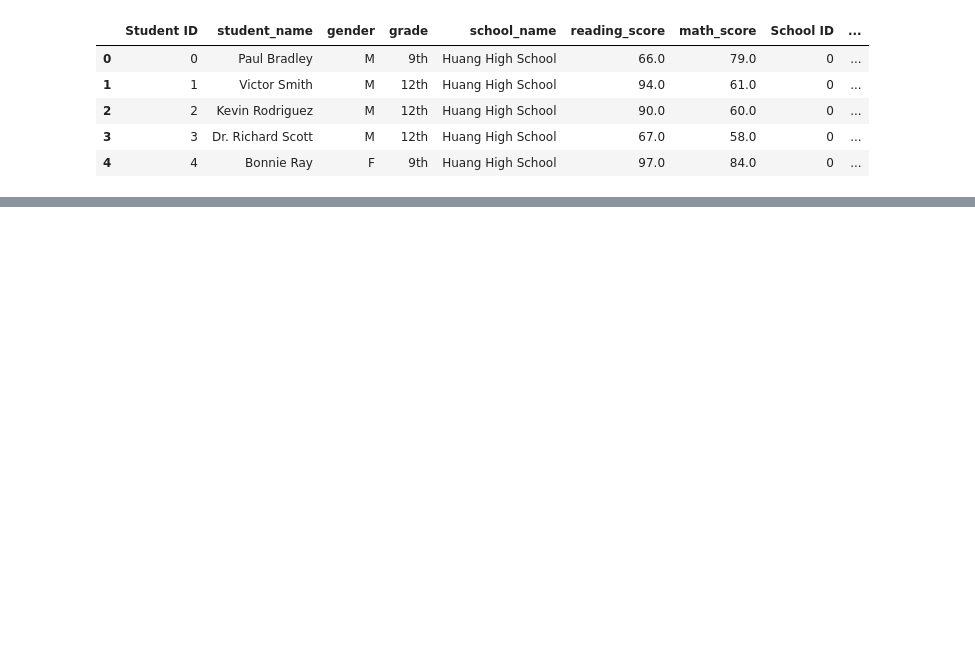
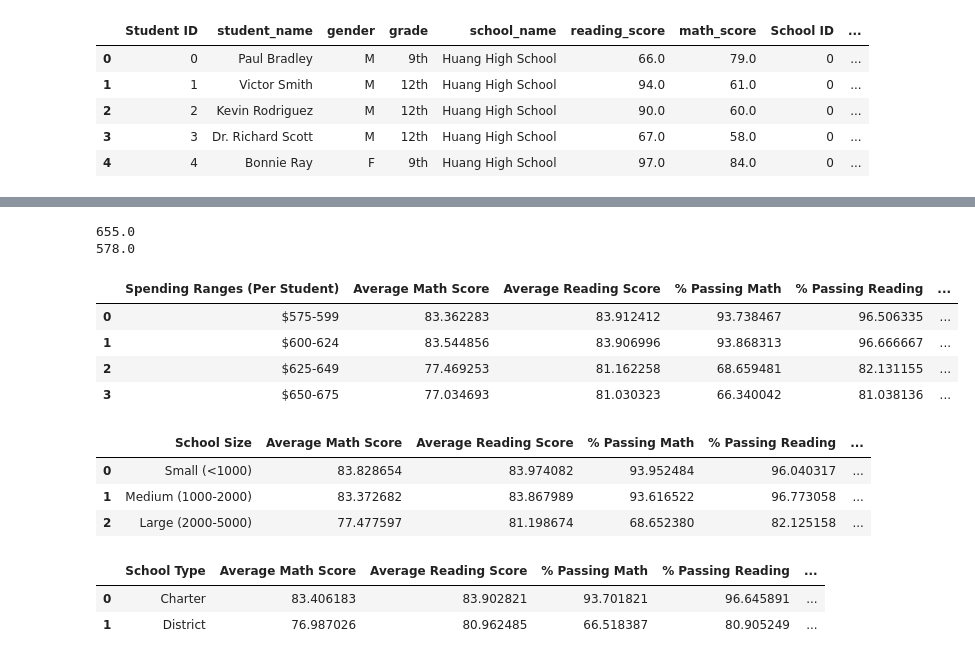
Before and after one commit to DRBrenner/Bootcamp, a Jupyter notebook: Pandas/pySchools/pySchool.ipynb, the cells around one changed output, grey strips where cells are left out. Saved outputs shown, nothing was run; the diff lists cells and outputs as text; code cells hidden in the pictures; blank space fills up the shorter version.

```diff
--- a/Pandas/pySchools/pySchool.ipynb
+++ b/Pandas/pySchools/pySchool.ipynb
@@ -262,0 +250,18 @@ school_data_complete.groupby("school_name").agg(f)
+# %%
+# Create school budget per student bins
+school_data_complete["budget_per_student"] = school_data_complete["budget"]/school_data_complete["size"]
+print(school_data_complete["budget_per_student"].max())
+print(school_data_complete["budget_per_student"].min())
+spending_bins = [0, 600, 625, 650, 675]
+group_labels = ["$575-599", "$600-624", "$625-649", "$650-675"]
+# %% [output]
+655.0
+578.0
+# %%
+# Create base table score averages versus Spending Ranges (Per Student)
+school_data_complete["Spending Ranges (Per Student)"] = pd.cut(school_data_complete["budget_per_student"], spending_bins, labels=group_labels)
+grouped_data_by_budget = school_data_complete.groupby(["Spending Ranges (Per Student)"])["reading_score","math_score"].mean().reset_index()
+group_count_by_budget = school_data_complete.groupby(["Spending Ranges (Per Student)"])["math_score"].count().reset_index()
+group_count_by_budget.rename(columns = {"math_score" : "count_in_range"}, inplace=True)
+group_count_by_budget
+group_scores_and_count_by_budget = pd.merge(grouped_data_by_budget, group_count_by_budget, on="Spending Ranges (Per Student)")
@@ -262,0 +271,28 @@ school_data_complete.groupby("school_name").agg(f)
+# %%
+# Build dataframe for groupby spending ranges - math scores
+budget_passing_math_scores = school_data_complete.copy()
+budget_passing_math_scores = school_data_complete.loc[school_data_complete["math_score"] >= 70, ["math_score","Spending Ranges (Per Student)"]]
+passing_math_by_budget_count = budget_passing_math_scores.groupby(["Spending Ranges (Per Student)"])["math_score"].count().reset_index()
+passing_math_by_budget_count.rename(columns = {"math_score" : "count_passing_math"}, inplace=True)
+group_scores_count_math_by_budget = pd.merge(group_scores_and_count_by_budget, passing_math_by_budget_count, on="Spending Ranges (Per Student)")
+group_scores_count_math_by_budget["% Passing Math"] = (group_scores_count_math_by_budget["count_passing_math"] / group_scores_count_math_by_budget["count_in_range"]) *100
+# %%
+# Build dataframe for groupby spending ranges - reading scores
+budget_passing_reading_scores = school_data_complete.copy()
+budget_passing_reading_scores = school_data_complete.loc[school_data_complete["reading_score"] >= 70, ["reading_score","Spending Ranges (Per Student)"]]
+passing_reading_by_budget_count = budget_passing_reading_scores.groupby(["Spending Ranges (Per Student)"])["reading_score"].count().reset_index()
+passing_reading_by_budget_count.rename(columns = {"reading_score" : "count_passing_reading"}, inplace=True)
+group_scores_count_math_reading_by_budget = pd.merge(group_scores_count_math_by_budget, passing_reading_by_budget_count, on="Spending Ranges (Per Student)")
+group_scores_count_math_reading_by_budget["% Passing Reading"] = (group_scores_count_math_reading_by_budget["count_passing_reading"] / group_scores_count_math_reading_by_budget["count_in_range"]) *100
+group_scores_count_math_reading_by_budget["% Overall Passing Rate"] = (group_scores_count_math_reading_by_budget["% Passing Math"] + group_scores_count_math_reading_by_budget["% Passing Reading"])/2
+# %%
+# Scores By Spending Ranges (budget per student) - Extract desired table info
+budget_summary = group_scores_count_math_reading_by_budget.loc[:, ["Spending Ranges (Per Student)", "math_score", "reading_score",
+                                    "% Passing Math", "% Passing Reading", "% Overall Passing Rate"]]
+budget_summary.rename(columns = {"math_score":"Average Math Score","reading_score":"Average Reading Score"})
+# %% [output]
+|  | Spending Ranges (Per Student) | Average Math Score | Average Reading Score | % Passing Math | % Passing Reading | ... |
+| 0 | $575-599 | 83.362283 | 83.912412 | 93.738467 | 96.506335 | ... |
+| 1 | $600-624 | 83.544856 | 83.906996 | 93.868313 | 96.666667 | ... |
+| 2 | $625-649 | 77.469253 | 81.162258 | 68.659481 | 82.131155 | ... |
+| 3 | $650-675 | 77.034693 | 81.030323 | 66.340042 | 81.038136 | ... |
@@ -262,0 +328,10 @@ school_data_complete.groupby("school_name").agg(f)
+# %%
+# Scores By School Size - Extract desired table info
+size_summary = group_scores_count_math_reading_by_size.loc[:, ["School Size", "math_score", "reading_score",
+                                    "% Passing Math", "% Passing Reading", "% Overall Passing Rate"]]
+size_summary.rename(columns = {"math_score":"Average Math Score","reading_score":"Average Reading Score"})
+# %% [output]
+|  | School Size | Average Math Score | Average Reading Score | % Passing Math | % Passing Reading | ... |
+| 0 | Small (<1000) | 83.828654 | 83.974082 | 93.952484 | 96.040317 | ... |
+| 1 | Medium (1000-2000) | 83.372682 | 83.867989 | 93.616522 | 96.773058 | ... |
+| 2 | Large (2000-5000) | 77.477597 | 81.198674 | 68.652380 | 82.125158 | ... |
@@ -262,0 +364,9 @@ school_data_complete.groupby("school_name").agg(f)
+# %%
+# Scores By School Type - Extract desired table info
+type_summary = group_scores_count_math_reading_by_type.loc[:, ["type", "math_score", "reading_score",
+                                    "% Passing Math", "% Passing Reading", "% Overall Passing Rate"]]
+type_summary.rename(columns = {"type" : "School Type","math_score":"Average Math Score","reading_score":"Average Reading Score"})
+# %% [output]
+|  | School Type | Average Math Score | Average Reading Score | % Passing Math | % Passing Reading | ... |
+| 0 | Charter | 83.406183 | 83.902821 | 93.701821 | 96.645891 | ... |
+| 1 | District | 76.987026 | 80.962485 | 66.518387 | 80.905249 | ... |
```
Also changed, not shown: parts of 48 cells of this notebook, 11 other files.
